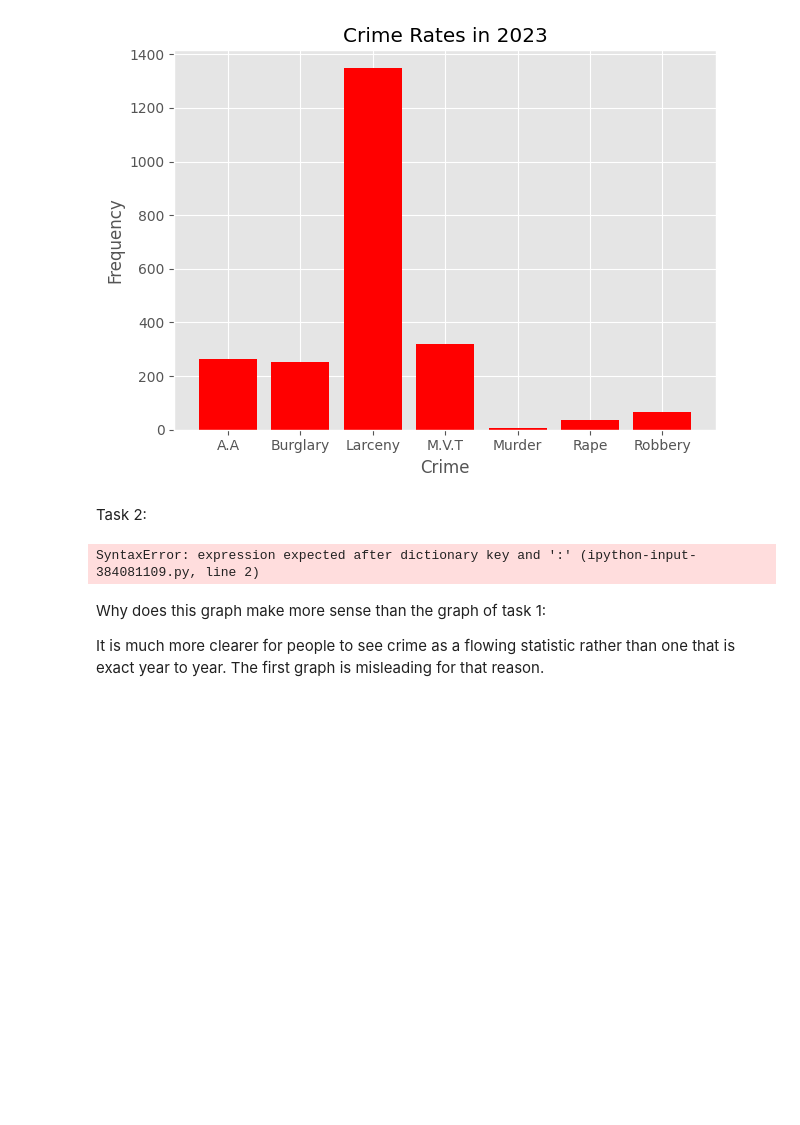
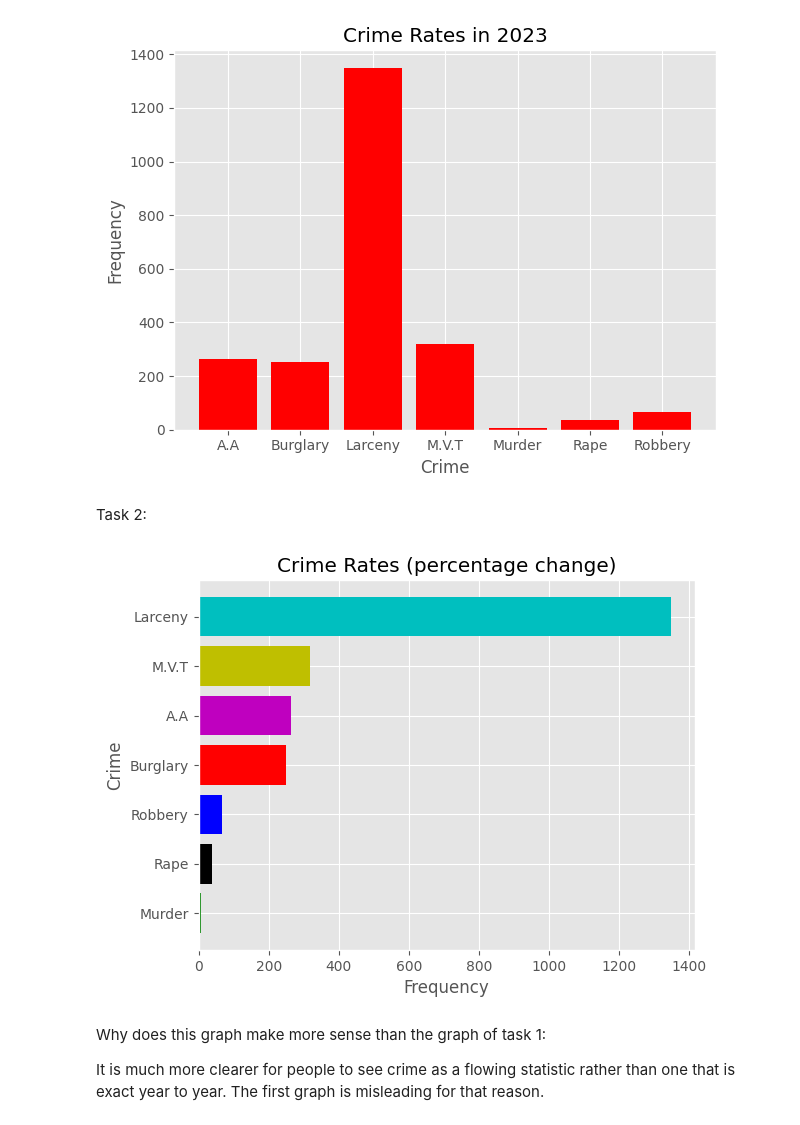
Before and after one commit to surafelmeharihaile-ai/Data110, a Jupyter notebook: data_110_week_4_bar_graph_surafelhaile.ipynb, the cells around one changed output. Saved outputs shown, nothing was run; the diff lists cells and outputs as text; code cells hidden in the pictures; blank space fills up the shorter version.

```diff
--- a/data_110_week_4_bar_graph_surafelhaile.ipynb
+++ b/data_110_week_4_bar_graph_surafelhaile.ipynb
@@ -23,17 +23,17 @@ plt.show()
 Task 2:
 # %%
 data={'Crimes':['A.A','Burglary','Larceny','M.V.T','Murder','Rape','Robbery'],
-      'Frequency':[264.1,250.7,1347.2,318.7,5.7,38.0,66.5],'Percentage changes':}
+      'Frequency':[264.1,250.7,1347.2,318.7,5.7,38.0,66.5]}
 dm = pd.DataFrame(data)
 dm_sorted= dm.sort_values(by='Frequency',ascending=True)
 color= ['g','k','b','r','m','y','c']
 plt.barh(dm_sorted['Crimes'],dm_sorted['Frequency'],color=color)
 plt.title('Crime Rates (percentage change)')
 plt.xlabel('Frequency')
 plt.ylabel('Crime')
 plt.show()
 # %% [output]
-SyntaxError: expression expected after dictionary key and ':' (ipython-input-384081109.py, line 2)
+[figure, added]
 # %% [markdown]
 
 Why does this graph make more sense than the graph of task 1:
```
